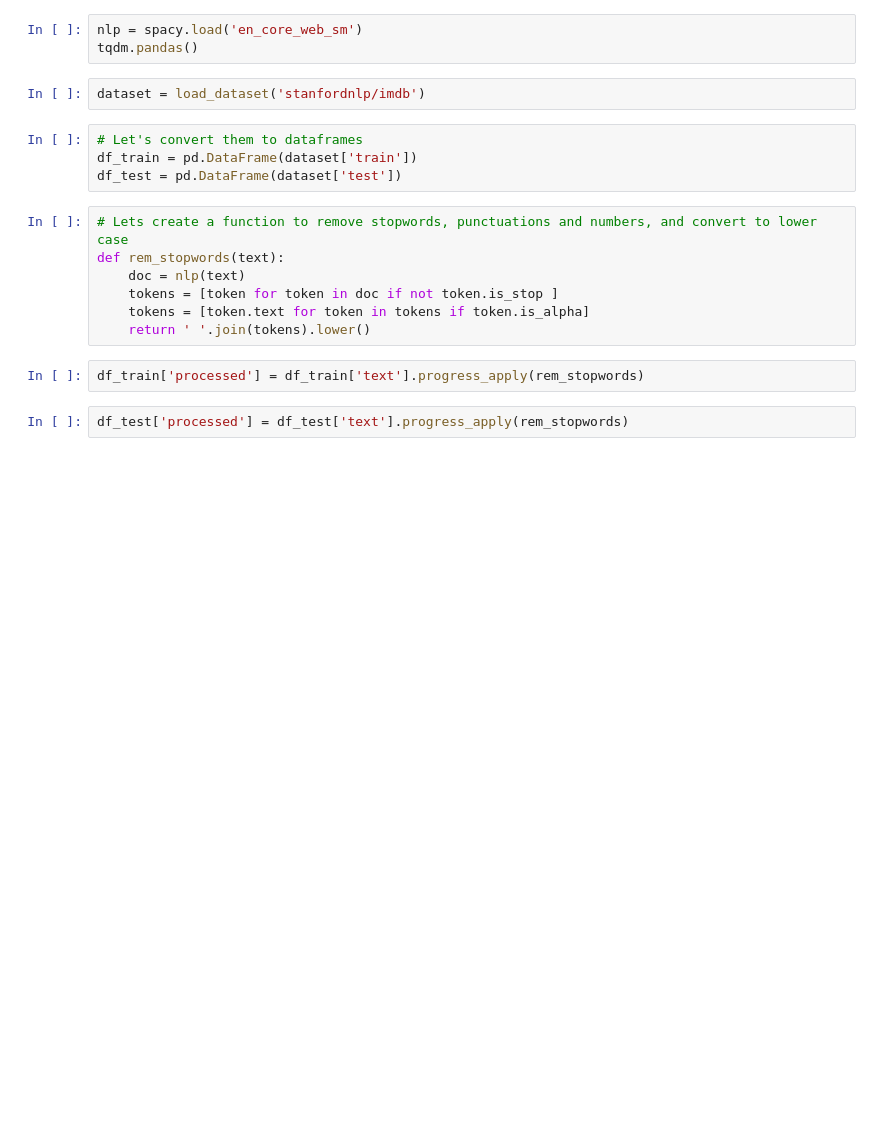
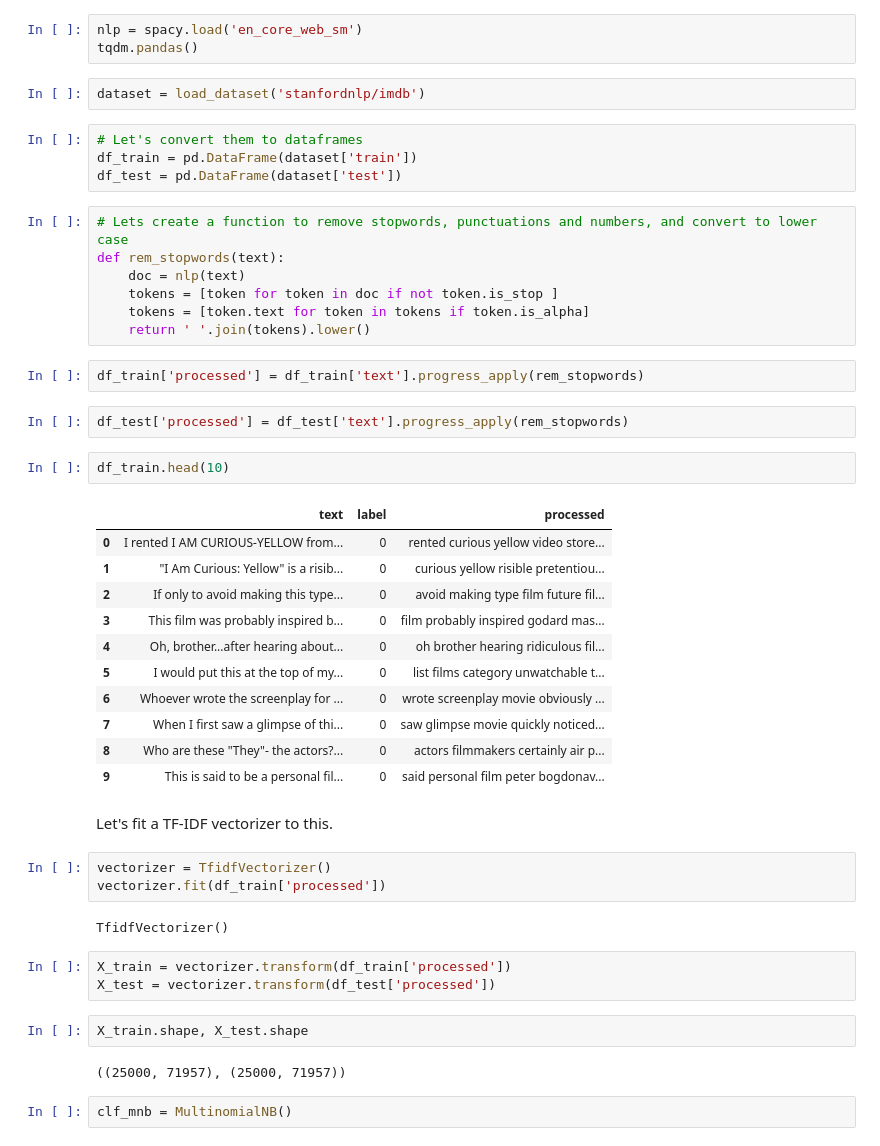
Before and after one commit to uniquerockrz/LLMs-Vs-Traditional-NLP, a Jupyter notebook: Notebooks/Sentiment Analysis/IMDB_Naive_Bayes_Random_Forest.ipynb, the cells around one changed output. Cells and saved outputs as stored; diff of their text form; blank space fills up the shorter version.

```diff
--- a/Notebooks/Sentiment Analysis/IMDB_Naive_Bayes_Random_Forest.ipynb
+++ b/Notebooks/Sentiment Analysis/IMDB_Naive_Bayes_Random_Forest.ipynb
@@ -23,3 +27,33 @@ def rem_stopwords(text):
 df_train['processed'] = df_train['text'].progress_apply(rem_stopwords)
 # %%
 df_test['processed'] = df_test['text'].progress_apply(rem_stopwords)
+# %%
+df_train.head(10)
+# %% [output]
+|  | text | label | processed |
+| 0 | I rented I AM CURIOUS-YELLOW from... | 0 | rented curious yellow video store... |
+| 1 | "I Am Curious: Yellow" is a risib... | 0 | curious yellow risible pretentiou... |
+| 2 | If only to avoid making this type... | 0 | avoid making type film future fil... |
+| 3 | This film was probably inspired b... | 0 | film probably inspired godard mas... |
+| 4 | Oh, brother...after hearing about... | 0 | oh brother hearing ridiculous fil... |
+| 5 | I would put this at the top of my... | 0 | list films category unwatchable t... |
+| 6 | Whoever wrote the screenplay for ... | 0 | wrote screenplay movie obviously ... |
+| 7 | When I first saw a glimpse of thi... | 0 | saw glimpse movie quickly noticed... |
+| 8 | Who are these "They"- the actors?... | 0 | actors filmmakers certainly air p... |
+| 9 | This is said to be a personal fil... | 0 | said personal film peter bogdonav... |
+# %% [markdown]
+Let's fit a TF-IDF vectorizer to this.
+# %%
+vectorizer = TfidfVectorizer()
+vectorizer.fit(df_train['processed'])
+# %% [output]
+TfidfVectorizer()
+# %%
+X_train = vectorizer.transform(df_train['processed'])
+X_test = vectorizer.transform(df_test['processed'])
+# %%
+X_train.shape, X_test.shape
+# %% [output]
+((25000, 71957), (25000, 71957))
+# %%
+clf_mnb = MultinomialNB()
```
Also changed, not shown: parts of 9 cells of this notebook, 2 other files.
